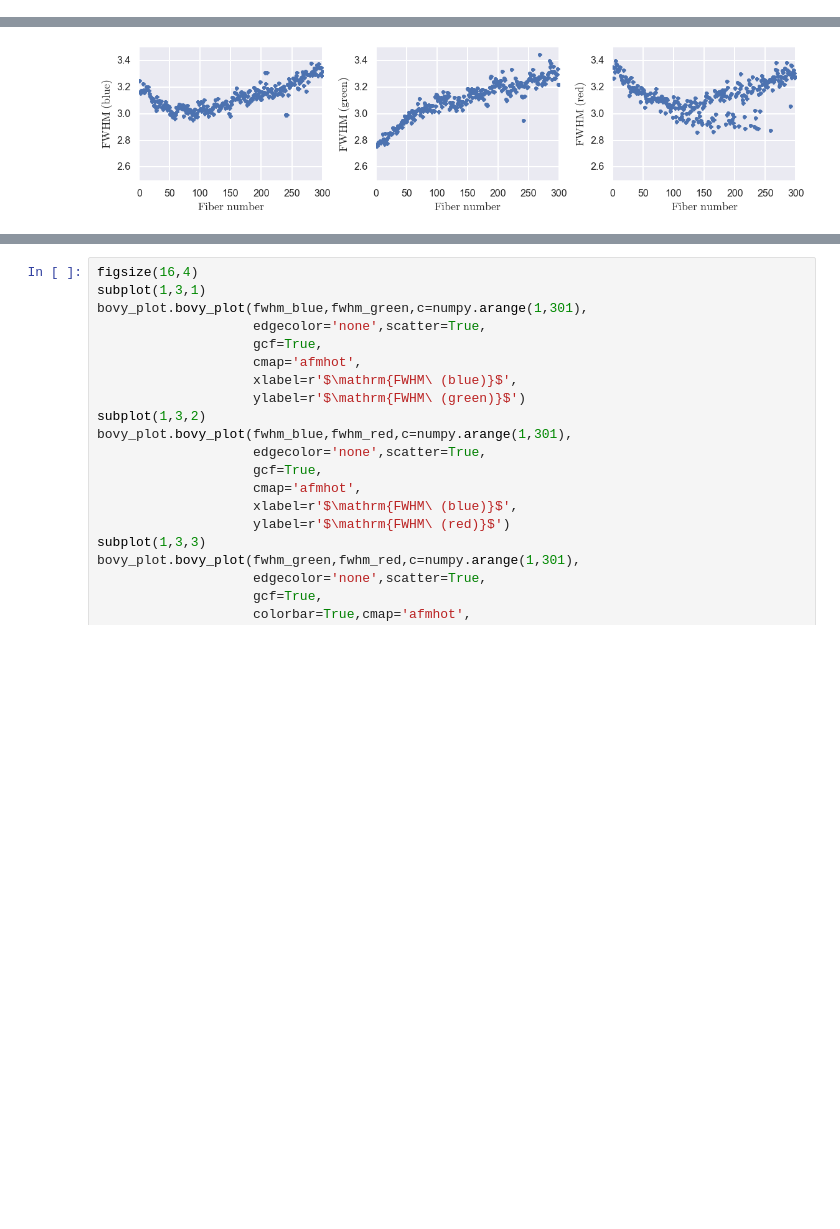
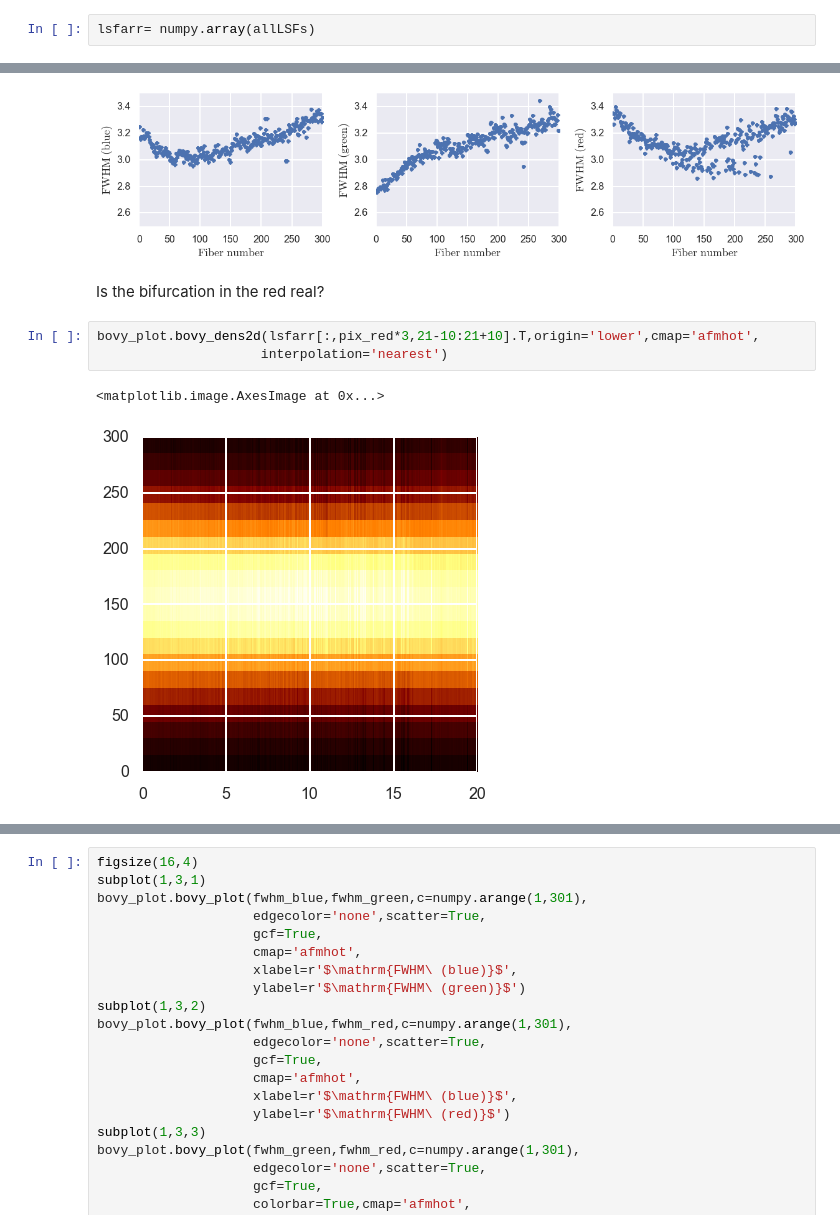
Before and after one commit to jobovy/misc-notebooks, a Jupyter notebook: apogee/apogee-lsf-groupings.ipynb, the cells around one changed output, grey strips where cells are left out. Saved outputs shown, nothing was run; the diff lists cells and outputs as text; blank space fills up the shorter version.

```diff
--- a/apogee/apogee-lsf-groupings.ipynb
+++ b/apogee/apogee-lsf-groupings.ipynb
@@ -43,6 +43,8 @@ def loadLSF(fiber):
 allLSFs= []
 for fiber in range(1,301):
     allLSFs.append(loadLSF(fiber))
+# %%
+lsfarr= numpy.array(allLSFs)
 # %%
 xlsf= numpy.linspace(-7.,7.,43)
 def fwhm(lsf):
@@ -104,3 +106,11 @@ bovy_plot.bovy_plot(numpy.arange(1,301),fwhm_red,'.',
 tight_layout()
 # %% [output]
 [figure]
+# %% [markdown]
+Is the bifurcation in the red real?
+# %%
+bovy_plot.bovy_dens2d(lsfarr[:,pix_red*3,21-10:21+10].T,origin='lower',cmap='afmhot',
+                     interpolation='nearest')
+# %% [output]
+<matplotlib.image.AxesImage at 0x...>
+[figure, added]
```
Also changed, not shown: parts of 5 cells of this notebook, 1 other file.
